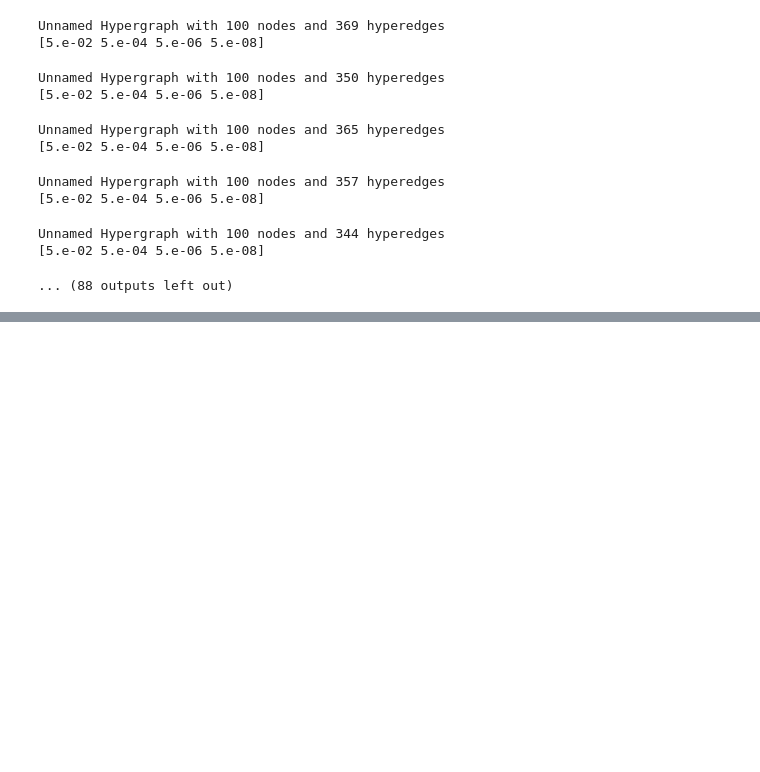
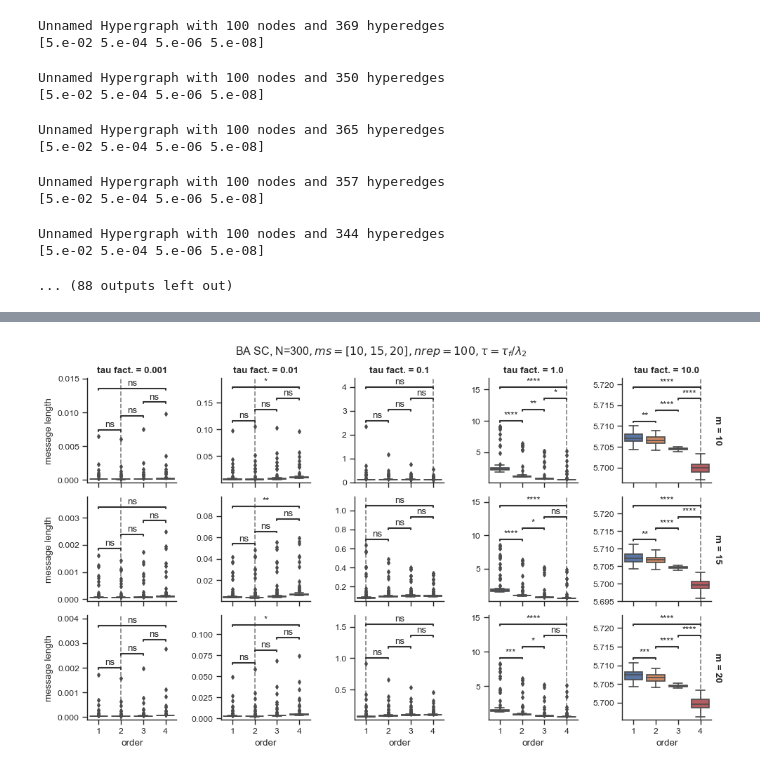
Before and after one commit to maximelucas/hypergraph_reducibility, a Jupyter notebook: notebooks/figures.ipynb, the cells around one changed output, grey strips where cells are left out. Cells and saved outputs as stored; diff of their text form; code cells hidden in the pictures; blank space fills up the shorter version.

Commit message:
added BASC ans WASC

```diff
--- a/notebooks/figures.ipynb
+++ b/notebooks/figures.ipynb
@@ -690,0 +860,11 @@ density_scales
+# %%
+Hs = dict()
+for m in ms:
+    Hs_i = []
+    for i in tqdm(range(n_rep)):
+        #print(density * ps)
+        G = nx.barabasi_albert_graph(N, m)
+        H = xgi.flag_complex(G, max_order=4)
+        #print(H)
+        Hs_i.append(H)
+    Hs[m] = Hs_i
@@ -690,0 +1139,70 @@ density_scales
+# %%
+tau_factors = np.array([0.001, 0.01, 0.1, 1, 10])
+fig_name = f"message_length_BASC_N{N}_ms_{ms}_taufact_{list(tau_factors)}_nreps_{n_rep}_boxplot"
+
+df_BASC = pd.read_csv(f"{out_dir}{fig_name}.csv")
+# %%
+g = sb.catplot(
+    kind="box",
+    data=df_BASC,
+    x="order",
+    y="message length",
+    row="m",
+    col="tau fact.",
+    height=2,
+    margin_titles=True,
+    sharey=False,
+    # aspect=1.5,
+    fliersize=3,
+)
+
+# g.map_dataframe(
+#    sb.stripplot,
+#    data=df,
+#    x="order",
+#    y="message length",
+#    # row="density",
+#    # col="tau",
+#    color="black",
+#    # dodge=True,
+#    alpha=0.2,
+# )
+
+# pairs = list(combinations(orders, 2))
+pairs = [(1, 2), (1, 4), (2, 3), (3, 4)]
+
+for i, tau_fact in enumerate(tau_factors):
+    for j, m in enumerate(ms):
+
+        ax = g.axes[j, i]
+        mask = (df_BASC["tau fact."] == tau_fact) * (df_BASC["m"] == m)
+
+        annotator = Annotator(
+            ax,
+            pairs,
+            data=df_BASC[mask],
+            y="message length",
+            x="order",
+            row="m",
+            col="tau fact.",
+        )
+        annotator.configure(
+            test="t-test_welch", text_format="star", loc="inside", verbose=0
+        )
+        annotator.apply_and_annotate()
+
+        # plot vertical line at minimum
+        order_min = df_BASC[mask].groupby("order").mean()["message length"].argmin()
+        ax.axvline(order_min, ls="--", c="grey", zorder=-2)
+
+g.set_titles(template="{col_name}", fontweight='bold')
+g.fig.subplots_adjust(top=0.9)  # adjust the Figure in rp
+title = rf"BA SC, N={N}$, ms={ms}, nrep={n_rep}, \tau = \tau_f / \lambda_2$"
+g.fig.suptitle(title)
+
+fig_name = f"message_length_BASC_N{N}_ms_{ms}_taufact_{list(tau_factors)}_nreps_{n_rep}_boxplot"
+plt.savefig(f"{out_dir}{fig_name}.png", dpi=250, bbox_inches="tight")
+
+plt.show()
+# %% [output]
+[figure, added]
```
Also changed, not shown: parts of 42 cells of this notebook, 14 other files.
